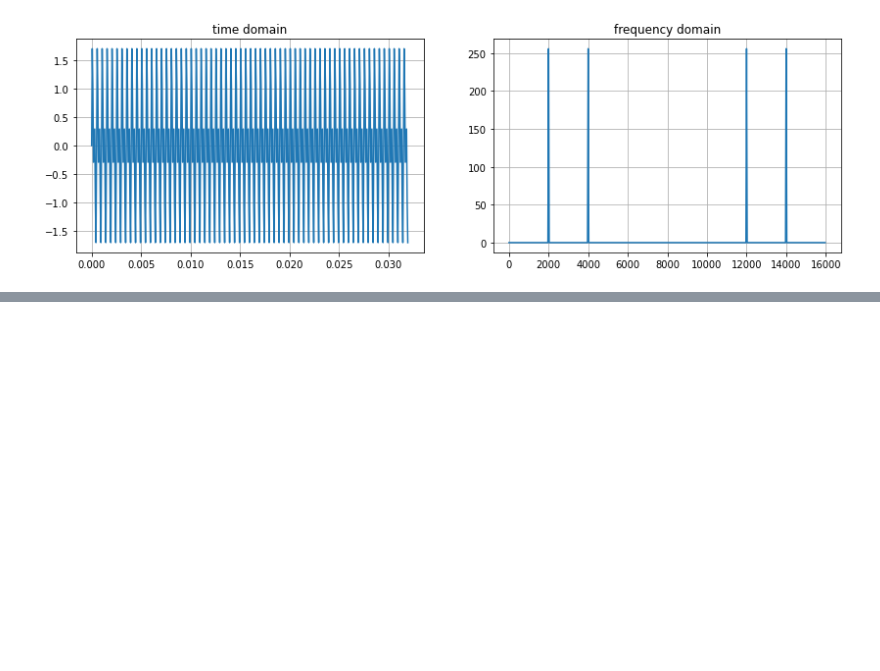
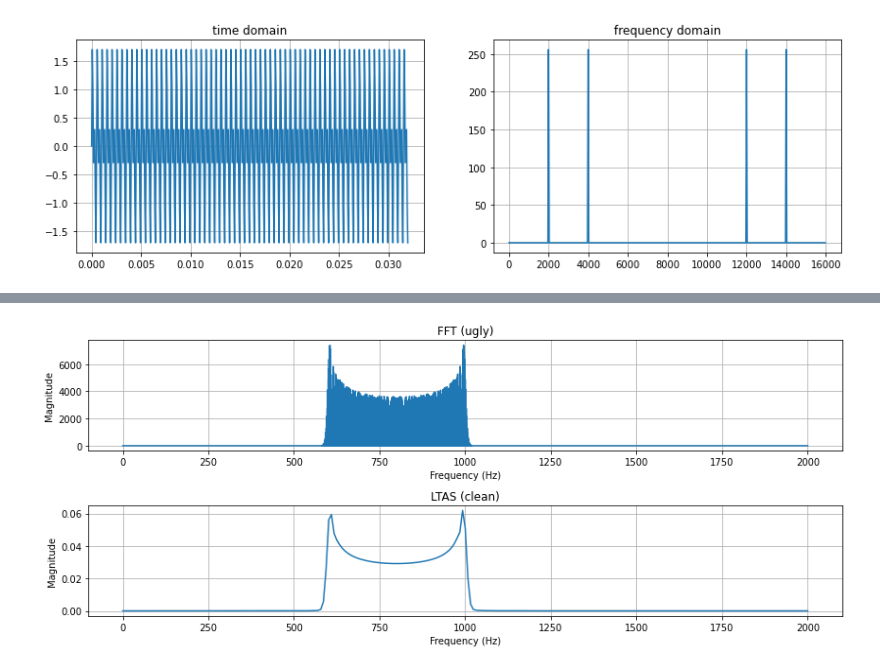
Before and after one commit to philgzl/dsp-primer, a Jupyter notebook: notebook.ipynb, the cells around one changed output, grey strips where cells are left out. Cells and saved outputs as stored; diff of their text form; code cells hidden in the pictures; blank space fills up the shorter version.

```diff
--- a/notebook.ipynb
+++ b/notebook.ipynb
@@ -347,0 +486,25 @@ plt.show()  # you should observe the curves overlap in both plots
+# %%
+from scipy.signal import stft
+
+fig, axes = plt.subplots(2, 1, figsize=(12, 5))
+
+X = np.fft.rfft(x)
+f = np.fft.rfftfreq(len(x), 1/fs)
+
+axes[0].plot(f, abs(X))
+axes[0].set_title('FFT (ugly)')
+axes[0].set_xlabel('Frequency (Hz)')
+axes[0].set_ylabel('Magnitude')
+
+f, t, S = stft(x, fs, nperseg=512)
+LTAS = np.mean(abs(S), axis=1)
+
+axes[1].plot(f, LTAS)
+axes[1].set_title('LTAS (clean)')
+axes[1].set_xlabel('Frequency (Hz)')
+axes[1].set_ylabel('Magnitude')
+
+fig.tight_layout()
+plt.show()
+# %% [output]
+[figure, added]
```
Also changed, not shown: parts of 22 cells of this notebook, 4 other files.
